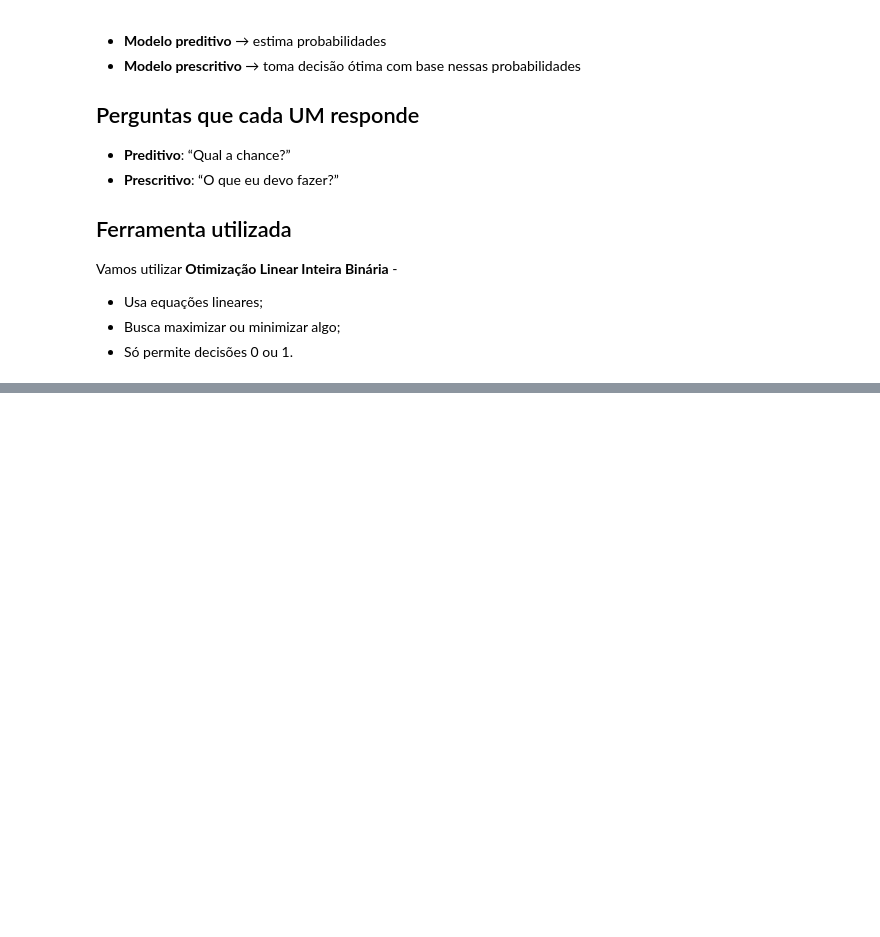
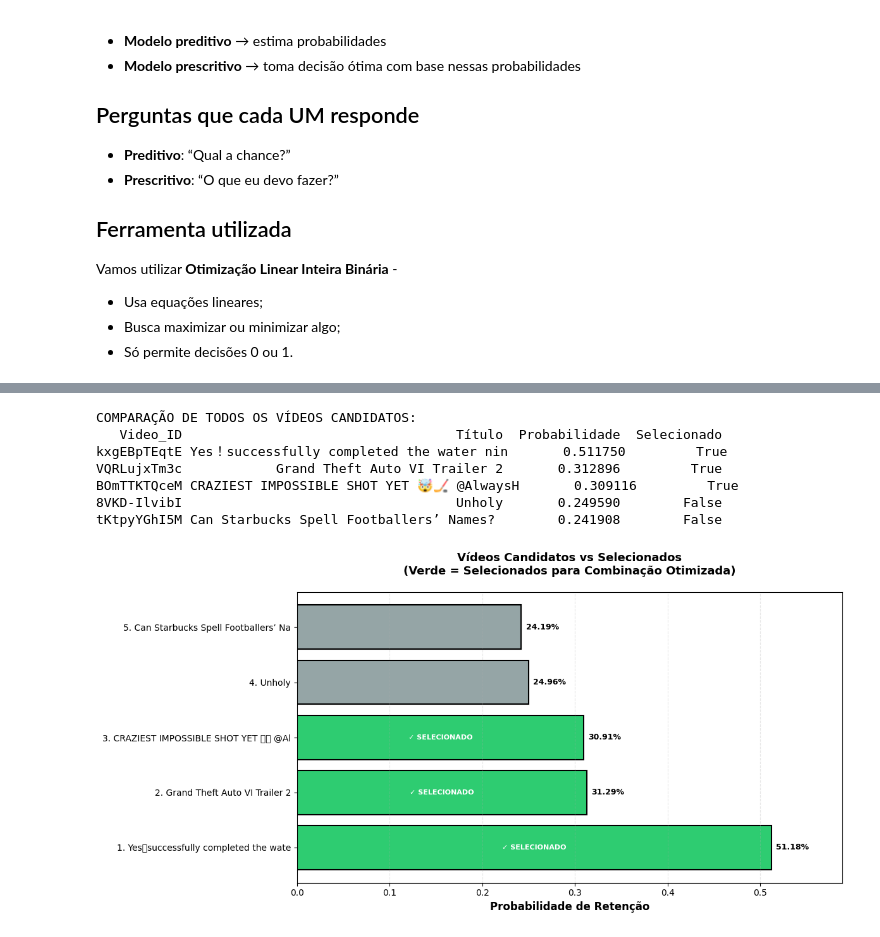
Before and after one commit to LeleNascimennto/predictive-model-for-youtube, a Jupyter notebook: prescritive-model/prescritive-model.ipynb, the cells around one changed output, grey strips where cells are left out. Saved outputs shown, nothing was run; the diff lists cells and outputs as text; code cells hidden in the pictures; blank space fills up the shorter version.

```diff
--- a/prescritive-model/prescritive-model.ipynb
+++ b/prescritive-model/prescritive-model.ipynb
@@ -299,0 +68,17 @@ plt.show()
+# %%
+## IMPORTAÇÕES
+
+import sys
+import os
+import pulp
+import matplotlib.pyplot as plt
+import pandas as pd
+import numpy as np
+from sklearn.preprocessing import MinMaxScaler
+
+# Carregar dados dos vídeos
+caminho_csv = os.path.abspath("../database/YT_API/curtidas.csv")
+df_videos = pd.read_csv(caminho_csv)
+
+print(f"✓ Dados carregados: {len(df_videos)} vídeos")
+print(f"✓ Colunas disponíveis: {list(df_videos.columns)}")
@@ -299,0 +242,43 @@ plt.show()
+# %%
+# Criar DataFrame com comparação
+df_comparacao = pd.DataFrame({
+    'Video_ID': videos_ids,
+    'Título': [titulos_map[v][:40] for v in videos_ids],
+    'Probabilidade': [probabilidades[v] for v in videos_ids],
+    'Selecionado': [x_3[v].value() == 1 for v in videos_ids]
+}).sort_values('Probabilidade', ascending=False).reset_index(drop=True)
+
+print("\nCOMPARAÇÃO DE TODOS OS VÍDEOS CANDIDATOS:")
+print(df_comparacao.to_string(index=False))
+
+# Visualização
+fig, ax = plt.subplots(figsize=(12, 6))
+
+cores = ['#2ecc71' if sel else '#95a5a6' for sel in df_comparacao['Selecionado']]
+barras = ax.barh(range(len(df_comparacao)), df_comparacao['Probabilidade'], color=cores, edgecolor='black', linewidth=1.5)
+
+ax.set_yticks(range(len(df_comparacao)))
+ax.set_yticklabels([f"{i+1}. {t[:35]}" for i, t in enumerate(df_comparacao['Título'])])
+ax.set_xlabel('Probabilidade de Retenção', fontsize=12, fontweight='bold')
+ax.set_title('Vídeos Candidatos vs Selecionados\n(Verde = Selecionados para Combinação Otimizada)',
+             fontsize=13, fontweight='bold', pad=20)
+ax.set_xlim(0, max(df_comparacao['Probabilidade']) * 1.15)
+
+# Adicionar valores nas barras
+for i, (p, sel) in enumerate(zip(df_comparacao['Probabilidade'], df_comparacao['Selecionado'])):
+    ax.text(p + 0.005, i, f'{p:.2%}', va='center', fontsize=9, fontweight='bold')
+    if sel:
+        ax.text(p/2, i, '✓ SELECIONADO', va='center', ha='center', fontsize=8, color='white', fontweight='bold')
+
+ax.grid(axis='x', alpha=0.3, linestyle='--')
+plt.tight_layout()
+plt.show()
+# %% [output]
+COMPARAÇÃO DE TODOS OS VÍDEOS CANDIDATOS:
+   Video_ID                                   Título  Probabilidade  Selecionado
+kxgEBpTEqtE Yes！successfully completed the water nin       0.511750         True
+VQRLujxTm3c            Grand Theft Auto VI Trailer 2       0.312896         True
+BOmTTKTQceM CRAZIEST IMPOSSIBLE SHOT YET 🤯🏒 @AlwaysH       0.309116         True
+8VKD-IlvibI                                   Unholy       0.249590        False
+tKtpyYGhI5M Can Starbucks Spell Footballers’ Names?        0.241908        False
+[figure, added]
```
Also changed, not shown: parts of 30 cells of this notebook.
